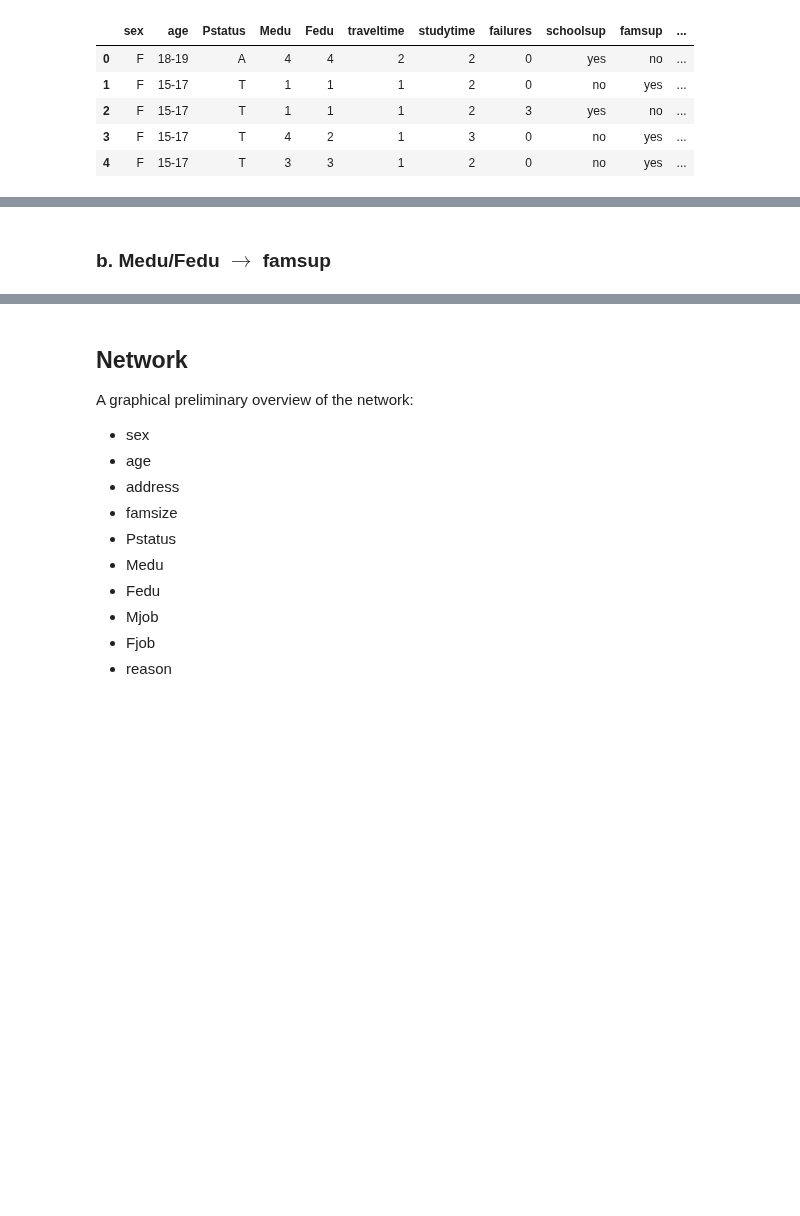
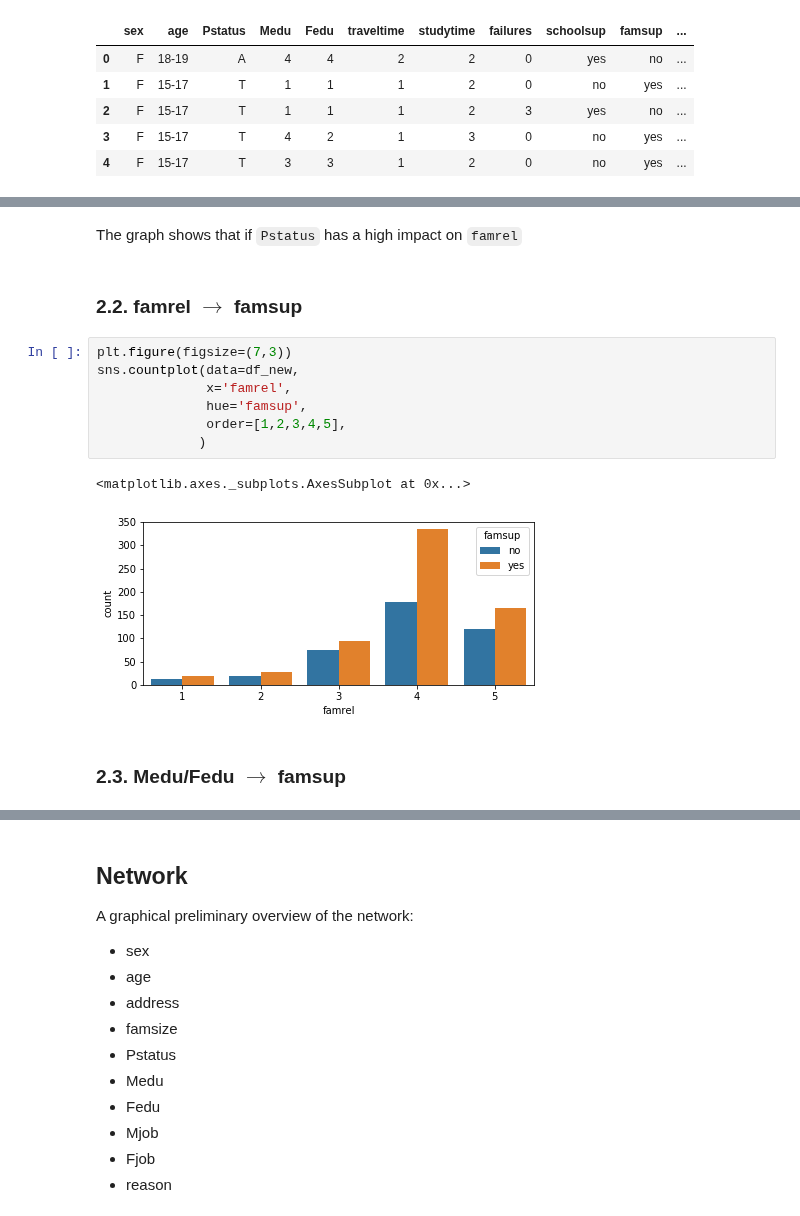
Before and after one commit to Mikalb98/StudentAnalysis-BayesianNetwork, a Jupyter notebook: Bayesian Model.ipynb, the cells around one changed output, grey strips where cells are left out. Saved outputs shown, nothing was run; the diff lists cells and outputs as text; blank space fills up the shorter version.

```diff
--- a/Bayesian Model.ipynb
+++ b/Bayesian Model.ipynb
@@ -553,2 +564,16 @@ In our opinion, the features that directly influence the curricular performance
+# %% [markdown]
+The graph shows that if `Pstatus` has a high impact on `famrel`
+# %% [markdown]
+### 2.2. famrel $\rightarrow$ famsup
+# %%
+plt.figure(figsize=(7,3))
+sns.countplot(data=df_new,
+              x='famrel',
+              hue='famsup',
+              order=[1,2,3,4,5],
+             )
+# %% [output]
+<matplotlib.axes._subplots.AxesSubplot at 0x...>
+[figure, added]
 # %% [markdown]
-### b. Medu/Fedu $\rightarrow$ famsup
+### 2.3. Medu/Fedu $\rightarrow$ famsup
```
Also changed, not shown: parts of 41 cells of this notebook.
